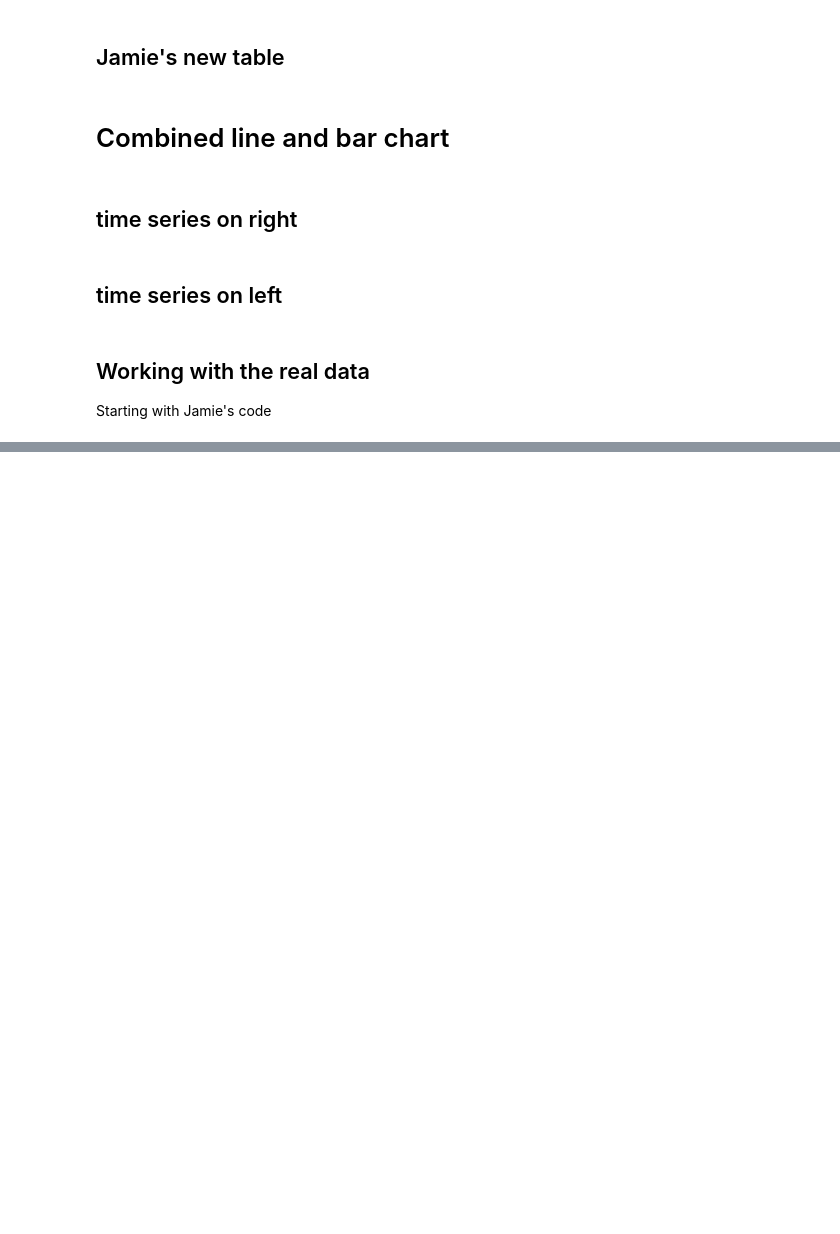
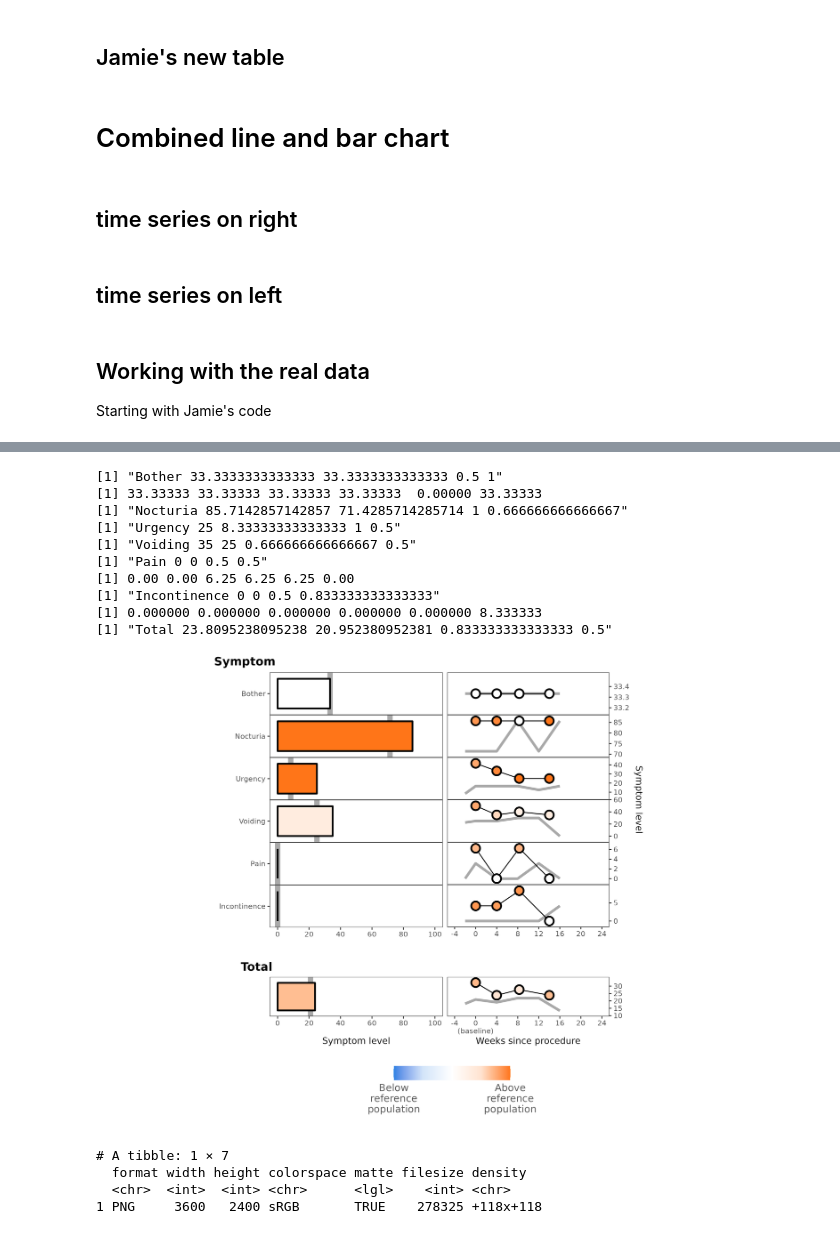
Before and after one commit to nuitrcs/Griffith_LURN_dashboard, a Jupyter notebook: jupyter/AMGtest.ipynb, the cells around one changed output, grey strips where cells are left out. Drawn from its saved outputs; the diff is of its cells as text; code cells hidden in the pictures; blank space fills up the shorter version.

Commit message:
working with real dates; code cleanup

```diff
--- a/jupyter/AMGtest.ipynb
+++ b/jupyter/AMGtest.ipynb
@@ -1705,9 +1196,7 @@ head(bph)
 # %%
-patient_id <- "EH22-021-001"
+patient_id <- "EH22-021-002"
 patient_week <- 12
 study_arm <- "arm_1"
-
-week_map <- list("arm_1" = "arm_1_event", "arm_2" = "arm_2_event")
 
 # for renaming columns
 splom_vars <- c(
@@ -1723,40 +1212,52 @@ symptoms <- c("Total",
     "Pain",
     "Voiding",
     "Urgency",
     "Nocturia",
     "Bother"
 )
 splom_vars <- rev(splom_vars)
 symptoms <- rev(symptoms)
 
-bph_arm <- bph[bph$arm == study_arm, ]
-bph_arm_dat <- bph_arm[c("study_id", week_map[[study_arm]], splom_vars)]
-names(bph_arm_dat)<- append(c("ID", "Week"), symptoms)
-
-# Rescale bother to 0-100
-bph_arm_dat$Bother <- bph_arm_dat$Bother/3*100
-
-bph_arm_dat_week <- bph_arm_dat[bph_arm_dat$Week == patient_week, ]
+source("../flexdashboard/data_cleaning.R")
+bph <- clean_real_data(read.csv("../data/EH22021EnhancedClini-LURNSI29Report_DATA_2023-09-08_1340.csv"), study_arm, patient_week)
 
 input_params <- list(
     patient_id = patient_id,
     patient_week = patient_week,
     study_arm = study_arm,
     patient_row = which(bph_arm_dat_week$ID == patient_id)[1]
 )
 
-bar_chart <- create_current_week_summary_bar_chart(bph_arm_dat_week)
-line_plot <- create_time_series_line_plot(bph_arm_dat)
+source("../flexdashboard/plotting_functions.R")
+
+bar_chart <- create_current_week_summary_bar_chart(bph$arm_dat_week, show_density = FALSE)
+line_plot <- create_time_series_line_plot(bph$arm_dat, show_density = FALSE)
 
 g <- plot_grid(bar_chart, line_plot$plot, ncol = 2, align = "h", rel_widths = c(0.49,0.51), axis = "l")
 p <- plot_grid(g, line_plot$legend, ncol = 1, rel_heights = c(1, 0.2))
 
 
 # save the image and then read it back in so that I can annotate it more easily and have consistent sizing!
 tmp <- tempfile("image0", fileext = ".png")
 ggsave(tmp, p, width = 12, height = 8)
 img <- image_read(tmp)
 
 img
 
 #print(paste(s,val,med,pct, percentile(med)))
+# %% [output]
+[1] "Bother 33.3333333333333 33.3333333333333 0.5 1"
+[1] 33.33333 33.33333 33.33333 33.33333  0.00000 33.33333
+[1] "Nocturia 85.7142857142857 71.4285714285714 1 0.666666666666667"
+[1] "Urgency 25 8.33333333333333 1 0.5"
+[1] "Voiding 35 25 0.666666666666667 0.5"
+[1] "Pain 0 0 0.5 0.5"
+[1] 0.00 0.00 6.25 6.25 6.25 0.00
+[1] "Incontinence 0 0 0.5 0.833333333333333"
+[1] 0.000000 0.000000 0.000000 0.000000 0.000000 8.333333
+[1] "Total 23.8095238095238 20.952380952381 0.833333333333333 0.5"
+[figure, added]
+# A tibble: 1 × 7
+  format width height colorspace matte filesize density
+  <chr>  <int>  <int> <chr>      <lgl>    <int> <chr>
+1 PNG     3600   2400 sRGB       TRUE    278325 +118x+118
```
Also changed, not shown: parts of 6 cells of this notebook, 5 other files.
